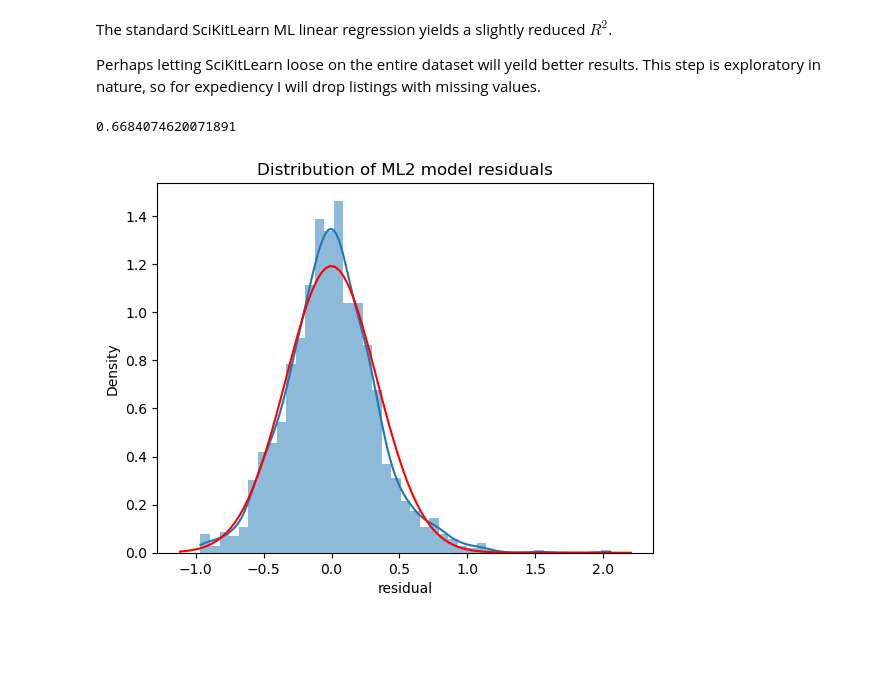
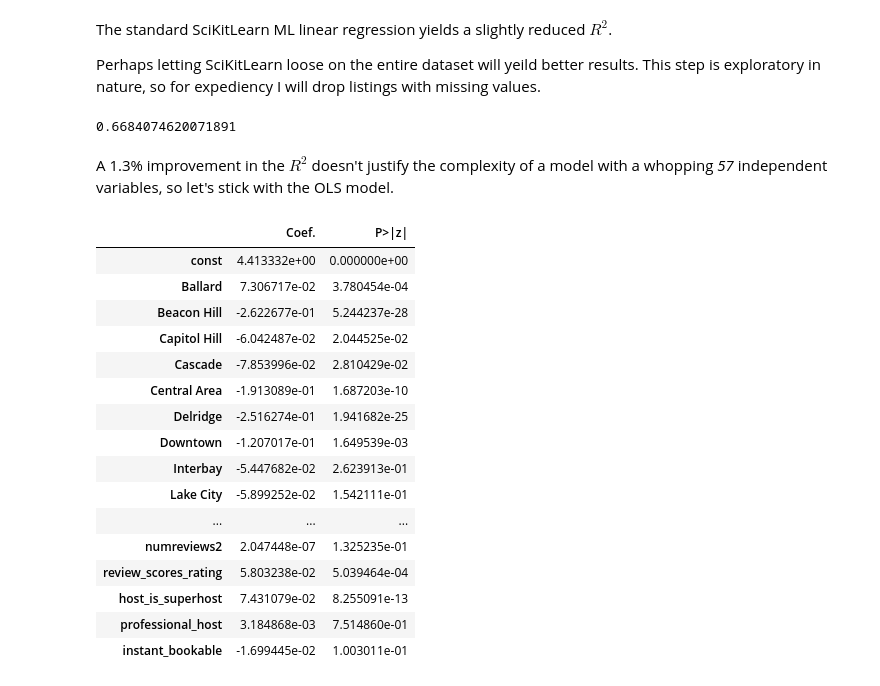
Before and after one commit to epistemetrica/udacity-blog-post-project, a Jupyter notebook: apw_airbnb_project.ipynb, the cells around one changed output. Drawn from its saved outputs; the diff is of its cells as text; code cells hidden in the pictures; blank space fills up the shorter version.

```diff
--- a/apw_airbnb_project.ipynb
+++ b/apw_airbnb_project.ipynb
@@ -837,40 +837,45 @@ ml2_df = ml2_df.drop(['id', 'coordinates', 'amenities', 'host_response_time', 'n
 
 #convert date variables to ints
 ml2_df[['host_since', 'first_review']] = ml2_df[['host_since', 'first_review']].apply(lambda column: mdates.date2num(column))
+
+#split train and test data
+X_train, X_test, y_train, y_test = train_test_split(ml2_df.drop(['price', 'ln_price'], axis=1), ml2_df.ln_price, test_size= .30, random_state=42)
+
+#instantiate
+model_ml2 = LinearRegression()
+
+#fit
+model_ml2.fit(X_train, y_train);
+
+#predict
+y_test_preds = model_ml2.predict(X_test)
+
+#define residuals
+resid_ML2 = y_test - y_test_preds
+
+#inspect R2
+r2_score(y_test, y_test_preds)
+# %% [output]
+0.6684074620071891
-# %%
-#split train and test data
-X_train, X_test, y_train, y_test = train_test_split(ml2_df.drop(['price', 'ln_price'], axis=1), ml2_df.ln_price, test_size= .30, random_state=42)
-
-#instantiate
-model_ml2 = LinearRegression()
-
-#fit
-model_ml2.fit(X_train, y_train);
-
-#predict
-y_test_preds = model_ml2.predict(X_test)
-
-#define residuals
-resid_ML2 = y_test - y_test_preds
-
-#inspect R2
-r2_score(y_test, y_test_preds)
-# %% [output]
-0.6684074620071891
-# %%
-#get mu and std
-mu, std = scipy.stats.norm.fit(resid_ML2)
-
-#plot resid distribution
-fig, ax = plt.subplots()
-sns.histplot(x = resid_ML2, ax=ax, stat='density', linewidth=0, kde=True)
-ax.set(title='Distribution of ML2 model residuals', xlabel='residual')
-
-#add corresponding normal curve
-xmin, xmax = plt.xlim()
-x = np.linspace(xmin, xmax, 100)
-p = scipy.stats.norm.pdf(x,mu,std)
-sns.lineplot(x=x, y=p, color='red', ax=ax)
-plt.show()
-# %% [output]
-[figure, removed]
+# %% [markdown]
+A 1.3% improvement in the $R^2$ doesn't justify the complexity of a model with a whopping _57_ independent variables, so let's stick with the OLS model.
+# %%
+model_OLS_results_df[['Coef.', 'P>|z|']]
+# %% [output]
+|  | Coef. | P>|z| |
+| const | 4.413332e+00 | 0.000000e+00 |
+| Ballard | 7.306717e-02 | 3.780454e-04 |
+| Beacon Hill | -2.622677e-01 | 5.244237e-28 |
+| Capitol Hill | -6.042487e-02 | 2.044525e-02 |
+| Cascade | -7.853996e-02 | 2.810429e-02 |
+| Central Area | -1.913089e-01 | 1.687203e-10 |
+| Delridge | -2.516274e-01 | 1.941682e-25 |
+| Downtown | -1.207017e-01 | 1.649539e-03 |
+| Interbay | -5.447682e-02 | 2.623913e-01 |
+| Lake City | -5.899252e-02 | 1.542111e-01 |
+| ... | ... | ... |
+| numreviews2 | 2.047448e-07 | 1.325235e-01 |
+| review_scores_rating | 5.803238e-02 | 5.039464e-04 |
+| host_is_superhost | 7.431079e-02 | 8.255091e-13 |
+| professional_host | 3.184868e-03 | 7.514860e-01 |
+| instant_bookable | -1.699445e-02 | 1.003011e-01 |
```
Also changed, not shown: parts of 2 cells of this notebook.
